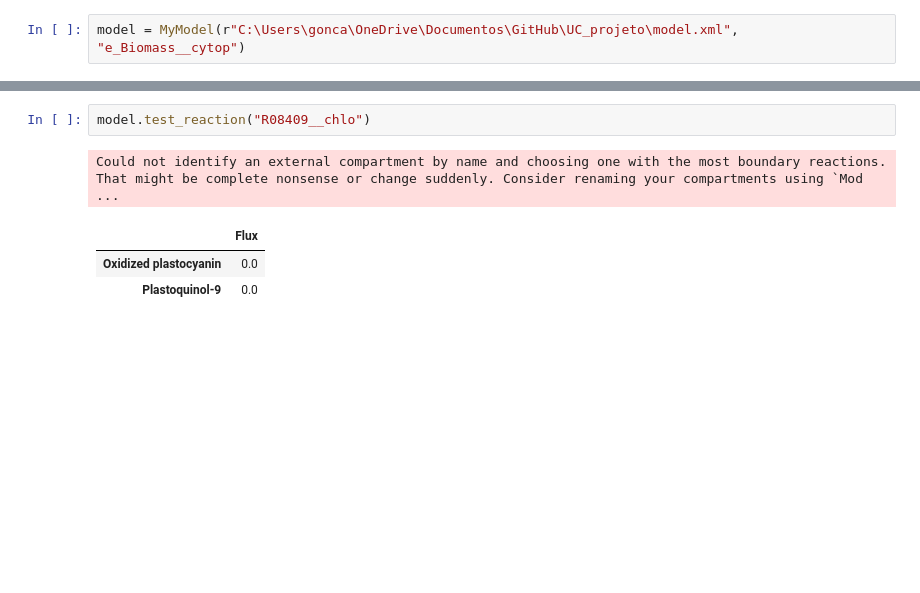
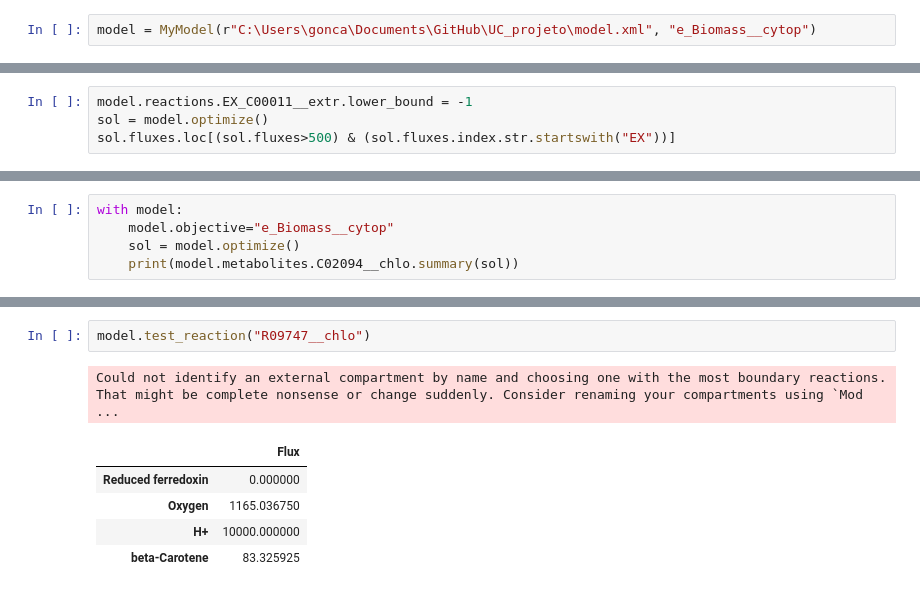
Before and after one commit to Apolinario8/UC_projeto, a Jupyter notebook: scripts/pathway_fluxesV2.ipynb, the cells around one changed output, grey strips where cells are left out. Cells and saved outputs as stored; diff of their text form; blank space fills up the shorter version.

```diff
--- a/scripts/pathway_fluxesV2.ipynb
+++ b/scripts/pathway_fluxesV2.ipynb
@@ -3,5 +4,5 @@ from COBRAmodel import MyModel
 # %%
-model = MyModel(r"C:\Users\gonca\OneDrive\Documentos\GitHub\UC_projeto\model.xml", "e_Biomass__cytop")
+model = MyModel(r"C:\Users\gonca\Documents\GitHub\UC_projeto\model.xml", "e_Biomass__cytop")
 # %% [output]
 3077 does not conform to 'http(s)://identifiers.org/collection/id' or'http(s)://identifiers.org/COLLECTION:id
 Loading
@@ -12,0 +24,4 @@ Model loaded
+# %%
+model.reactions.EX_C00011__extr.lower_bound = -1
+sol = model.optimize()
+sol.fluxes.loc[(sol.fluxes>500) & (sol.fluxes.index.str.startswith("EX"))]
@@ -29,0 +77,5 @@ Could not identify an external compartment by name and choosing one with the mos
+# %%
+with model:
+    model.objective="e_Biomass__cytop"
+    sol = model.optimize()
+    print(model.metabolites.C02094__chlo.summary(sol))
@@ -30,7 +119,9 @@ Could not identify an external compartment by name and choosing one with the mos
 # %%
-model.test_reaction("R08409__chlo")
+model.test_reaction("R09747__chlo")
 # %% [output]
 Could not identify an external compartment by name and choosing one with the most boundary reactions. That might be complete nonsense or change suddenly. Consider renaming your compartments using `Mod ...
 |  | Flux |
-| Oxidized plastocyanin | 0.0 |
-| Plastoquinol-9 | 0.0 |
+| Reduced ferredoxin | 0.000000 |
+| Oxygen | 1165.036750 |
+| H+ | 10000.000000 |
+| beta-Carotene | 83.325925 |
```
Also changed, not shown: parts of 26 cells of this notebook, 13 other files.
